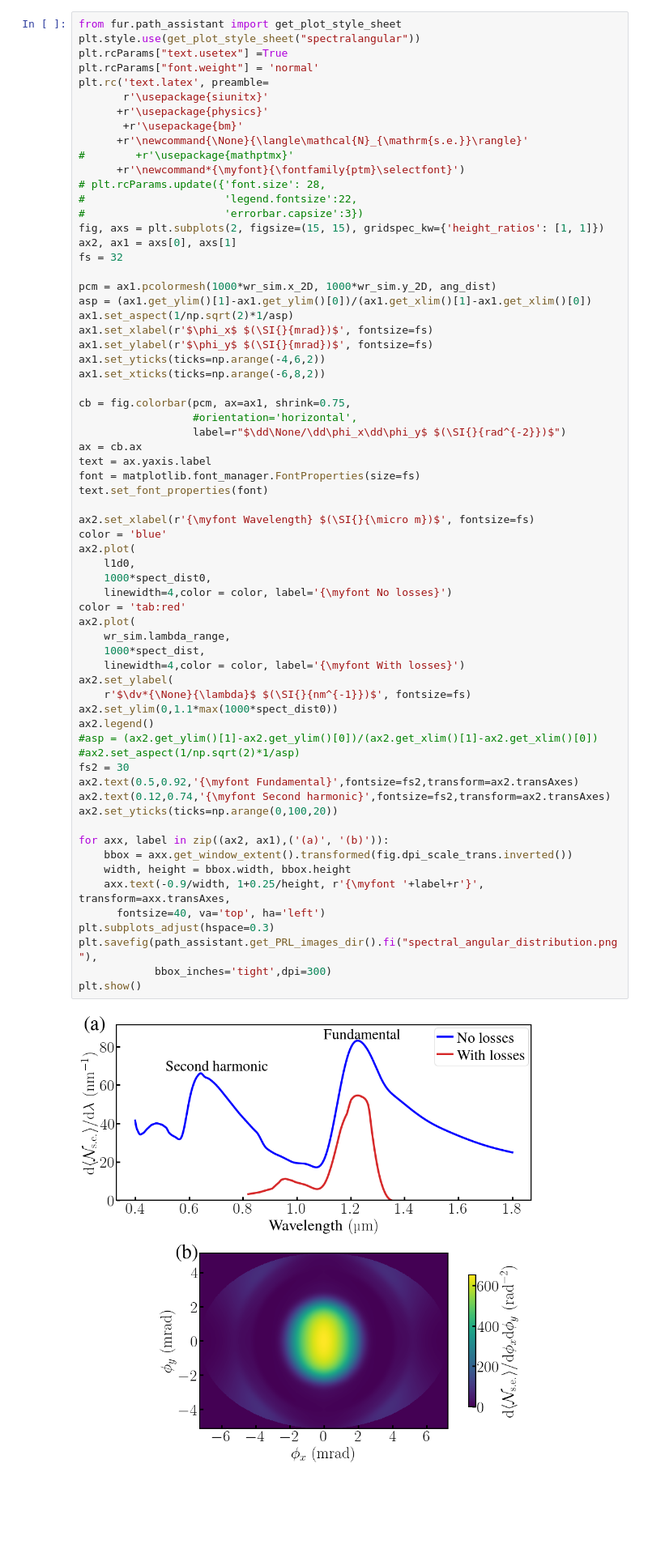
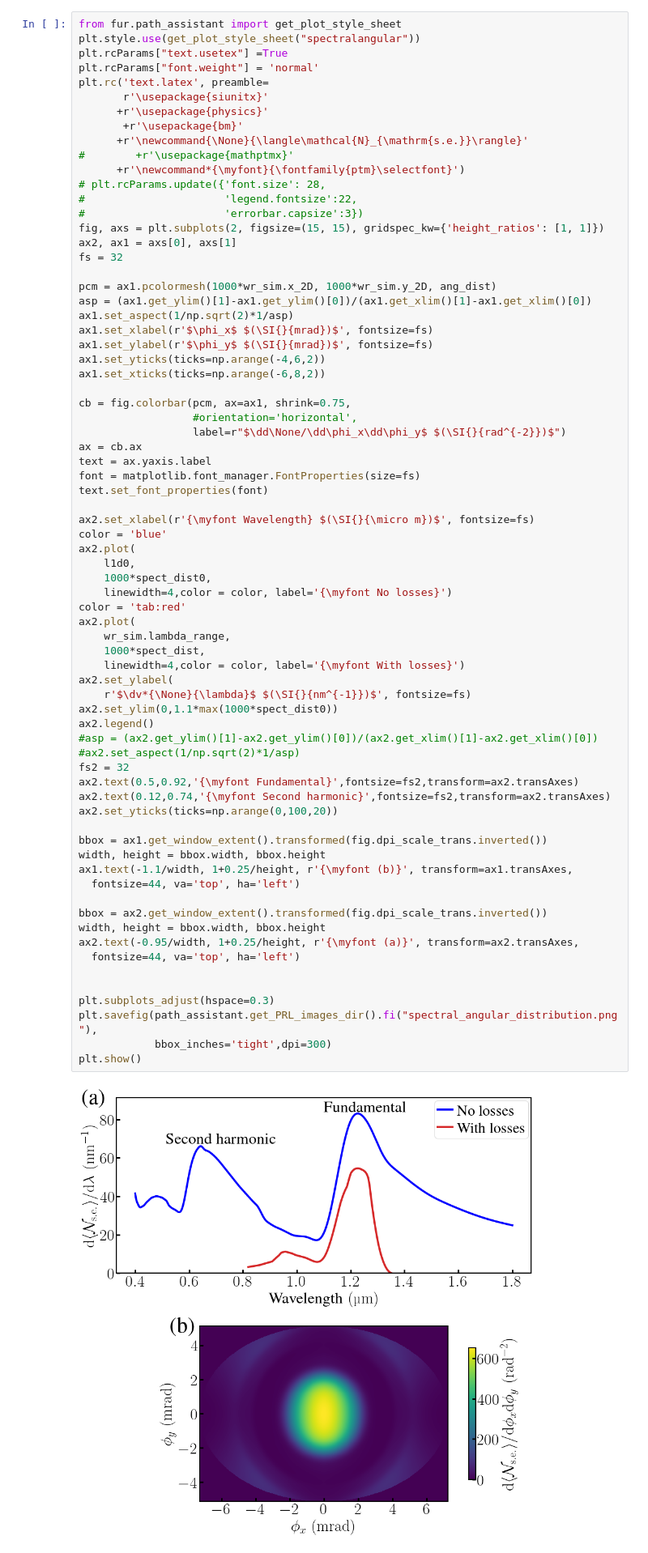
Before and after one commit to IharLobach/fur, a Jupyter notebook: shifts/for_PRL_paper/spectral_angular_distribution.ipynb, the cells around one changed output. Shown at 81% size. Drawn from its saved outputs; the diff is of its cells as text; blank space fills up the shorter version.

```diff
--- a/shifts/for_PRL_paper/spectral_angular_distribution.ipynb
+++ b/shifts/for_PRL_paper/spectral_angular_distribution.ipynb
@@ -228,40 +228,46 @@ ax = cb.ax
 text = ax.yaxis.label
 font = matplotlib.font_manager.FontProperties(size=fs)
 text.set_font_properties(font)
 
 ax2.set_xlabel(r'{\myfont Wavelength} $(\SI{}{\micro m})$', fontsize=fs)
 color = 'blue'
 ax2.plot(
     l1d0,
     1000*spect_dist0,
     linewidth=4,color = color, label='{\myfont No losses}')
 color = 'tab:red'
 ax2.plot(
     wr_sim.lambda_range,
     1000*spect_dist,
     linewidth=4,color = color, label='{\myfont With losses}')
 ax2.set_ylabel(
     r'$\dv*{\None}{\lambda}$ $(\SI{}{nm^{-1}})$', fontsize=fs)
 ax2.set_ylim(0,1.1*max(1000*spect_dist0))
 ax2.legend()
 #asp = (ax2.get_ylim()[1]-ax2.get_ylim()[0])/(ax2.get_xlim()[1]-ax2.get_xlim()[0])
 #ax2.set_aspect(1/np.sqrt(2)*1/asp)
-fs2 = 30
+fs2 = 32
 ax2.text(0.5,0.92,'{\myfont Fundamental}',fontsize=fs2,transform=ax2.transAxes)
 ax2.text(0.12,0.74,'{\myfont Second harmonic}',fontsize=fs2,transform=ax2.transAxes)
 ax2.set_yticks(ticks=np.arange(0,100,20))
 
-for axx, label in zip((ax2, ax1),('(a)', '(b)')):
-    bbox = axx.get_window_extent().transformed(fig.dpi_scale_trans.inverted())
-    width, height = bbox.width, bbox.height
-    axx.text(-0.9/width, 1+0.25/height, r'{\myfont '+label+r'}', transform=axx.transAxes,
-      fontsize=40, va='top', ha='left')
+bbox = ax1.get_window_extent().transformed(fig.dpi_scale_trans.inverted())
+width, height = bbox.width, bbox.height
+ax1.text(-1.1/width, 1+0.25/height, r'{\myfont (b)}', transform=ax1.transAxes,
+  fontsize=44, va='top', ha='left')
+
+bbox = ax2.get_window_extent().transformed(fig.dpi_scale_trans.inverted())
+width, height = bbox.width, bbox.height
+ax2.text(-0.95/width, 1+0.25/height, r'{\myfont (a)}', transform=ax2.transAxes,
+  fontsize=44, va='top', ha='left')
+
+
 plt.subplots_adjust(hspace=0.3)
 plt.savefig(path_assistant.get_PRL_images_dir().fi("spectral_angular_distribution.png"),
             bbox_inches='tight',dpi=300)
 plt.show()
 # %% [output]
-[figure, old version]
+[figure, new version]
 # %%
 def lin_interp(x, y, i, half):
     return x[i] + (x[i+1] - x[i]) * ((half - y[i]) / (y[i+1] - y[i]))
```
Also changed, not shown: 2 other files.
